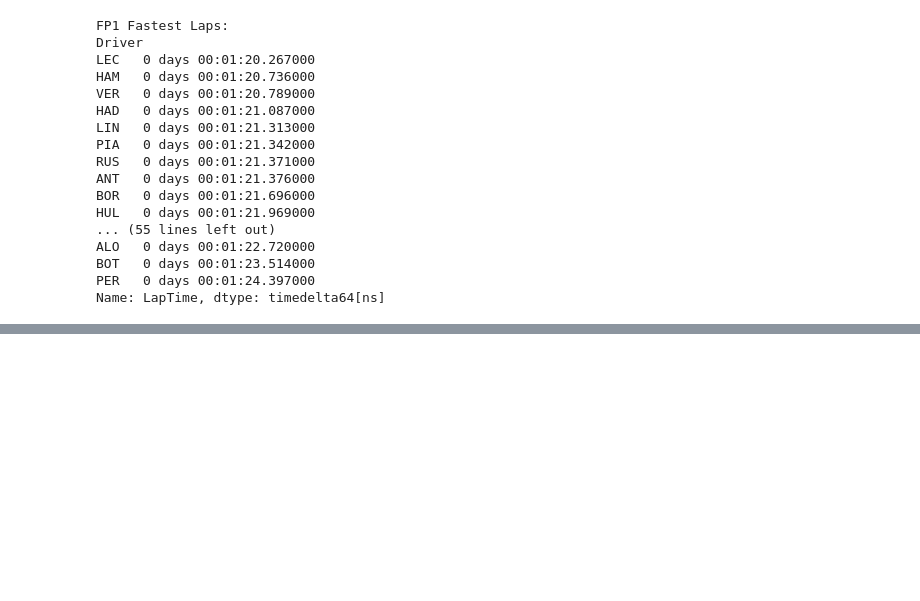
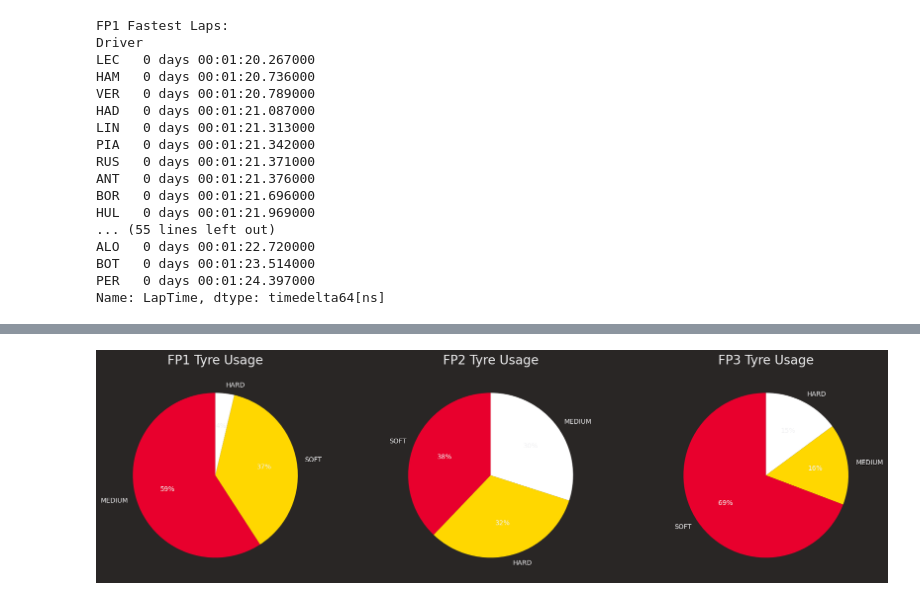
Before and after one commit to moadahir/ML-Projects, a Jupyter notebook: australiangpwinnerpred.ipynb, the cells around one changed output, grey strips where cells are left out. Saved outputs shown, nothing was run; the diff lists cells and outputs as text; code cells hidden in the pictures; blank space fills up the shorter version.

```diff
--- a/australiangpwinnerpred.ipynb
+++ b/australiangpwinnerpred.ipynb
@@ -84,0 +125,14 @@ Name: LapTime, dtype: timedelta64[ns]
+# %%
+fig, axes = plt.subplots(1, 3, figsize=(18, 5))
+
+for ax, (session, name) in zip(axes, [(fp1,'FP1'), (fp2,'FP2'), (fp3,'FP3')]):
+    compound_counts = session.laps['Compound'].value_counts()
+    ax.pie(compound_counts, labels=compound_counts.index,
+           colors=['#e8002d','#ffd700','#ffffff'],
+           autopct='%1.0f%%', startangle=90)
+    ax.set_title(f'{name} Tyre Usage')
+
+plt.tight_layout()
+plt.show()
+# %% [output]
+[figure, added]
```
Also changed, not shown: parts of 3 cells of this notebook.
